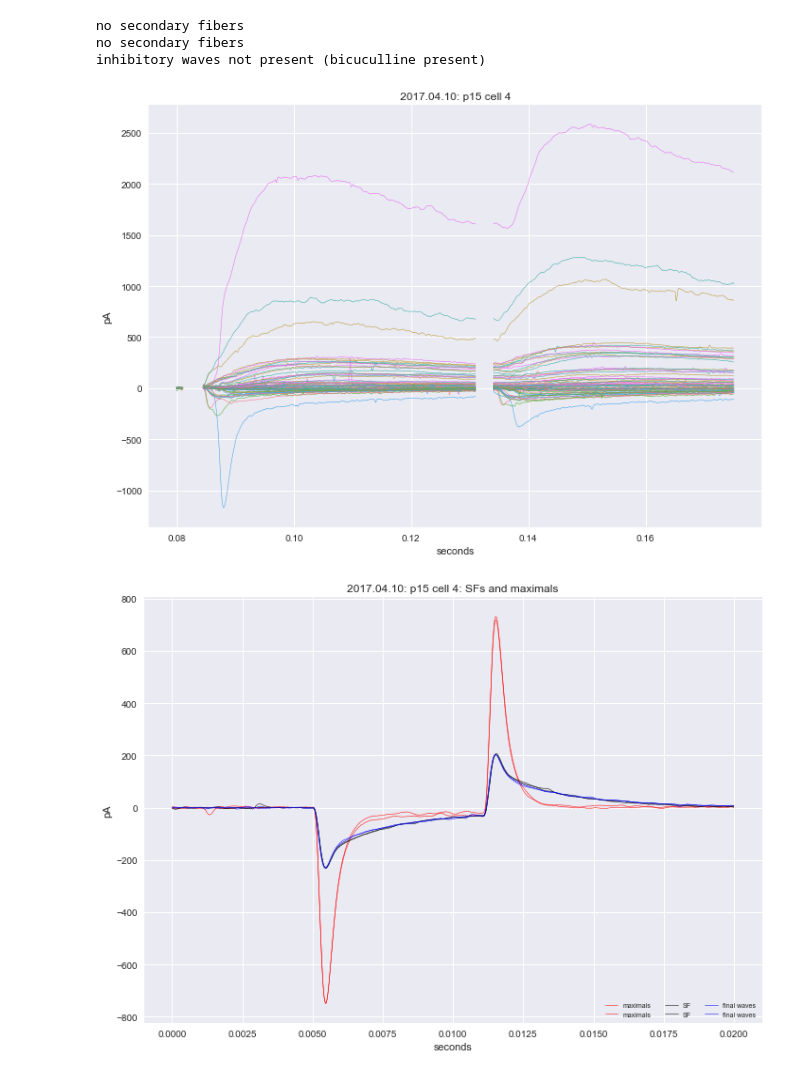
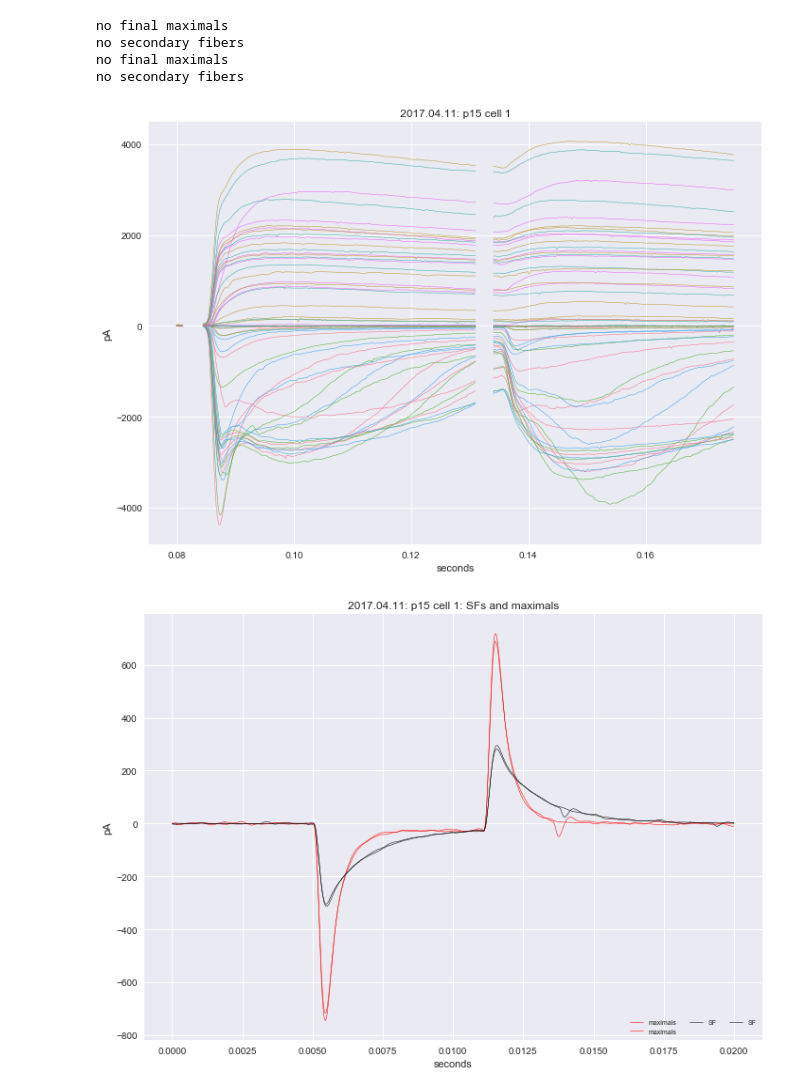
Before and after one commit to yuwie10/ephysAnalysis, a Jupyter notebook: plot_cells_template.ipynb, the cells around one changed output. Drawn from its saved outputs; the diff is of its cells as text; code cells hidden in the pictures.

```diff
--- a/plot_cells_template.ipynb
+++ b/plot_cells_template.ipynb
@@ -122,17 +123,18 @@ inhibitory waves not present (bicuculline present)
 # %%
 #cell information
-date = '2017.04.10'
-cell_num = 4
+date = '2017.04.11'
+cell_num = 1
 age = 'p15'
 
 #files
 file = '/Volumes/lab_data_2/{}.csv'.format(date)
-excel = '/Volumes/lab_data_2/{}_Cell{}.xlsx'.format(date, cell_num)
+excel = '/Volumes/lab_data_2/{}_Cell{}_mouse2.xlsx'.format(date, cell_num)
 
 plot_full_experiment(file, excel, date, age, cell_num)
 # %% [output]
+no final maximals
 no secondary fibers
+no final maximals
 no secondary fibers
-inhibitory waves not present (bicuculline present)
-[figure, old version]
+[figure, new version]
-[figure, old version]
+[figure, new version]
```
Also changed, not shown: parts of 6 cells of this notebook, 5 other files.
